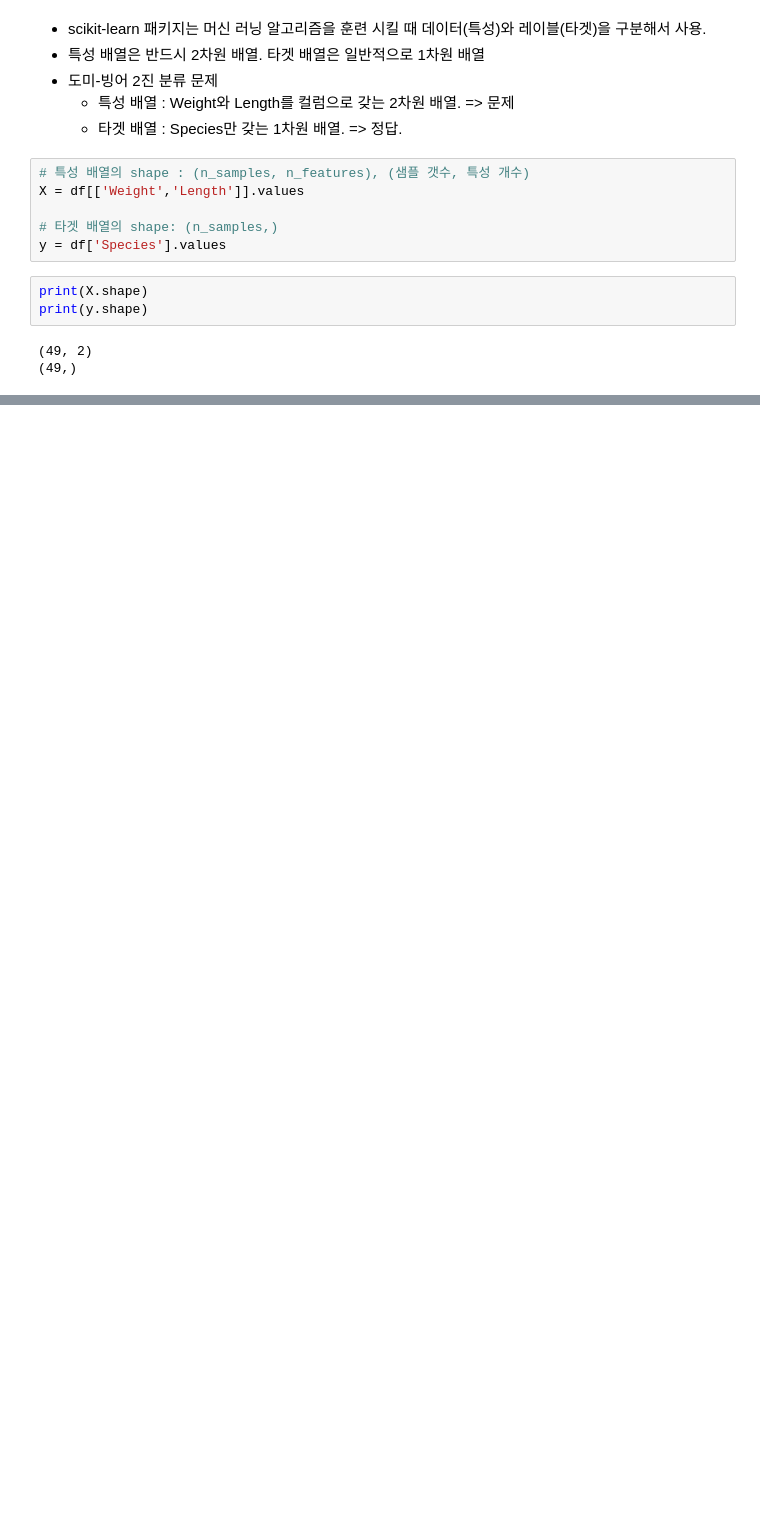
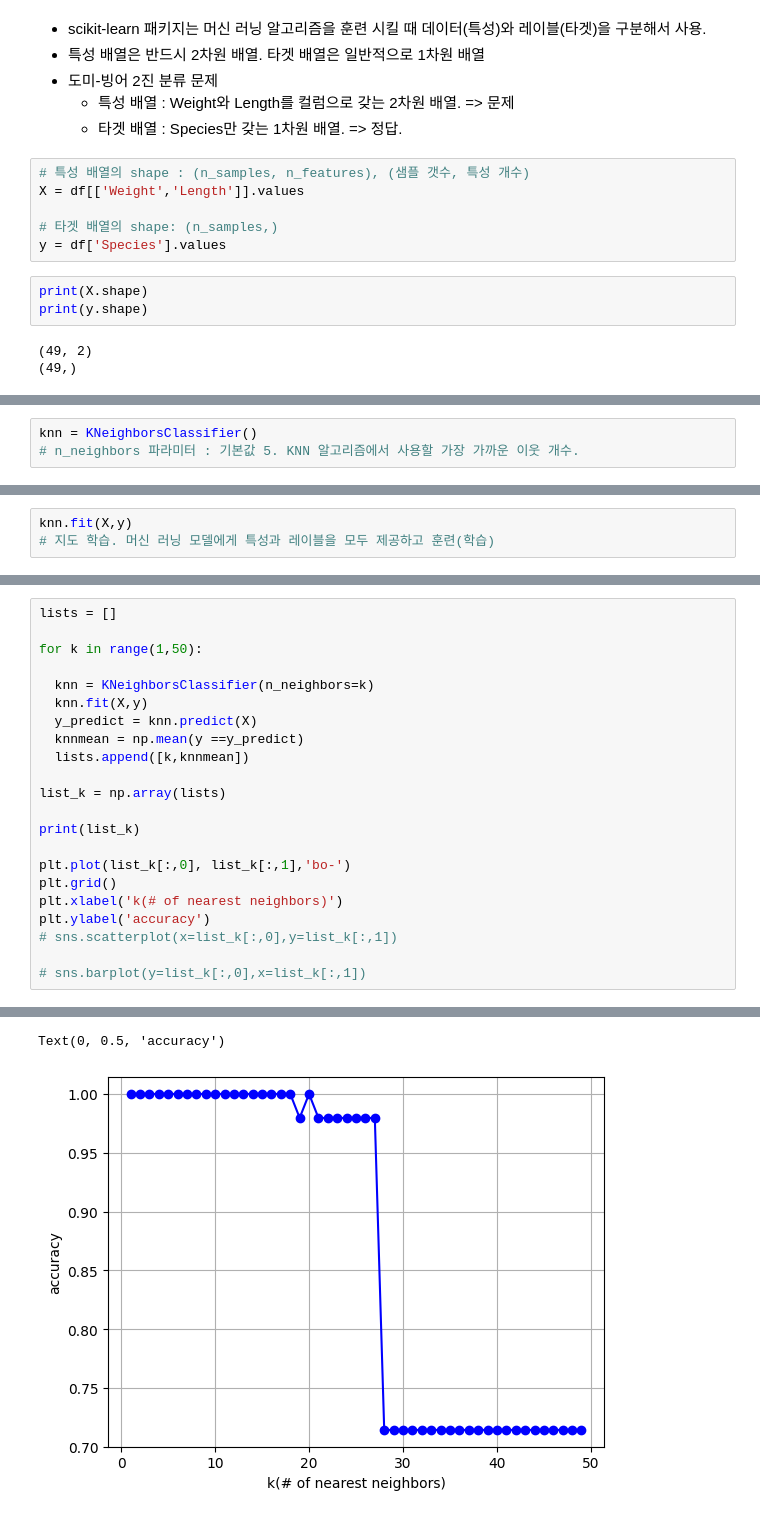
Before and after one commit to kim-dahun/python-study, a Jupyter notebook: ml02_knn.ipynb, the cells around one changed output, grey strips where cells are left out. Drawn from its saved outputs; the diff is of its cells as text; blank space fills up the shorter version.

```diff
--- a/ml02_knn.ipynb
+++ b/ml02_knn.ipynb
@@ -212,0 +255,3 @@ print(y.shape)
+# %%
+knn = KNeighborsClassifier()
+# n_neighbors 파라미터 : 기본값 5. KNN 알고리즘에서 사용할 가장 가까운 이웃 개수.
@@ -212,0 +262,3 @@ print(y.shape)
+# %%
+knn.fit(X,y)
+# 지도 학습. 머신 러닝 모델에게 특성과 레이블을 모두 제공하고 훈련(학습)
@@ -212,0 +366,23 @@ print(y.shape)
+# %%
+lists = []
+
+for k in range(1,50):
+
+  knn = KNeighborsClassifier(n_neighbors=k)
+  knn.fit(X,y)
+  y_predict = knn.predict(X)
+  knnmean = np.mean(y ==y_predict)
+  lists.append([k,knnmean])
+
+list_k = np.array(lists)
+
+print(list_k)
+
+plt.plot(list_k[:,0], list_k[:,1],'bo-')
+plt.grid()
+plt.xlabel('k(# of nearest neighbors)')
+plt.ylabel('accuracy')
+# sns.scatterplot(x=list_k[:,0],y=list_k[:,1])
+
+# sns.barplot(y=list_k[:,0],x=list_k[:,1])
+# %% [output]
@@ -212,0 +406,2 @@ print(y.shape)
+Text(0, 0.5, 'accuracy')
+[figure, added]
```
Also changed, not shown: parts of 53 cells of this notebook.
